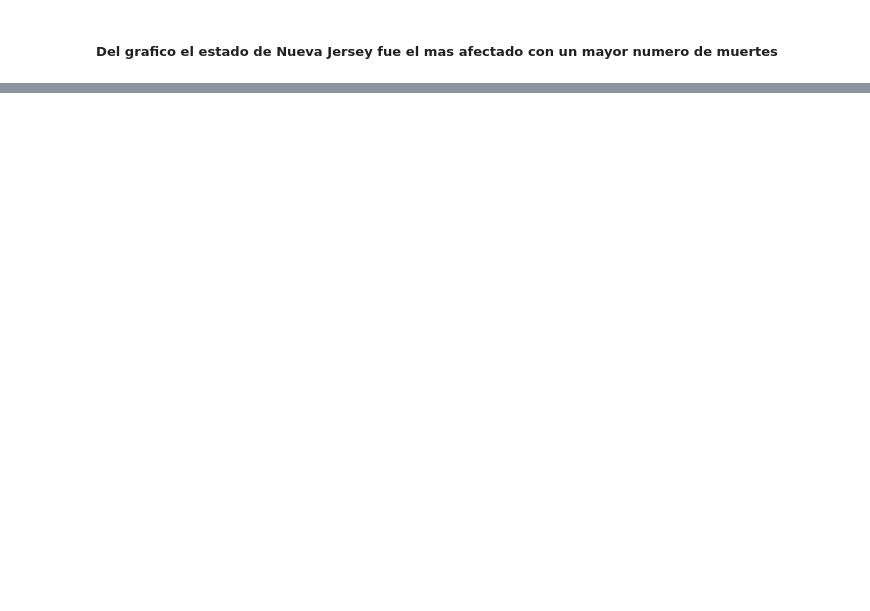
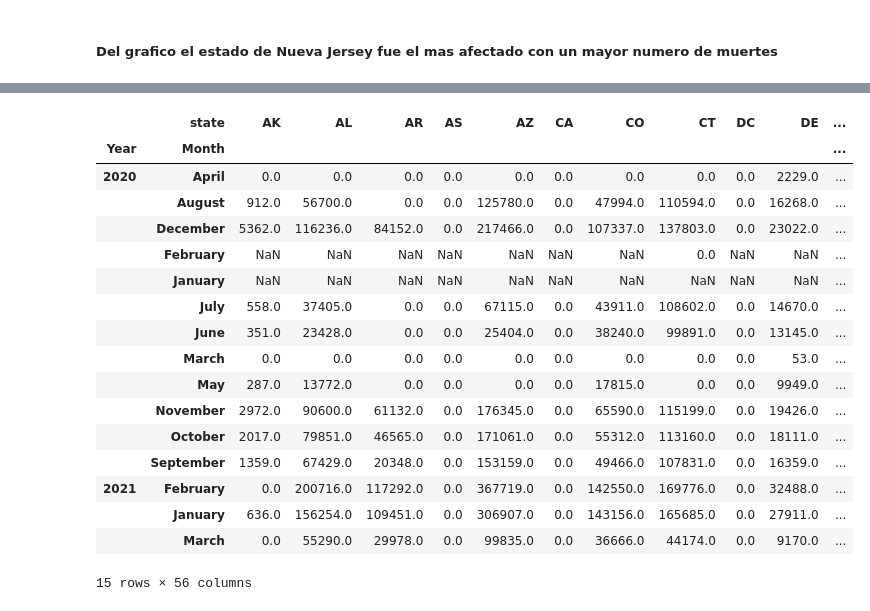
Before and after one commit to Aldoju/AnalisisCasosCovid, a Jupyter notebook: analisisCasos.ipynb, the cells around one changed output, grey strips where cells are left out. Saved outputs shown, nothing was run; the diff lists cells and outputs as text; code cells hidden in the pictures; blank space fills up the shorter version.

```diff
--- a/analisisCasos.ipynb
+++ b/analisisCasos.ipynb
@@ -272,0 +268,23 @@ Text(0.5, 1.0, 'Confirmed death in Alaska 2020')
+# %%
+graf_va=ta_dat[['state','Year','Month','deathConfirmed']].groupby(['state','Year','Month'])['deathConfirmed'].sum()
+graf_va=graf_va.unstack('state')   #unstack para transponer detaframe con pandas
+graf_va
+# %% [output]
+|  | state | AK | AL | AR | AS | AZ | CA | CO | CT | DC | DE | ... |
+| Year | Month |  |  |  |  |  |  |  |  |  |  | ... |
+| 2020 | April | 0.0 | 0.0 | 0.0 | 0.0 | 0.0 | 0.0 | 0.0 | 0.0 | 0.0 | 2229.0 | ... |
+|  | August | 912.0 | 56700.0 | 0.0 | 0.0 | 125780.0 | 0.0 | 47994.0 | 110594.0 | 0.0 | 16268.0 | ... |
+|  | December | 5362.0 | 116236.0 | 84152.0 | 0.0 | 217466.0 | 0.0 | 107337.0 | 137803.0 | 0.0 | 23022.0 | ... |
+|  | February | NaN | NaN | NaN | NaN | NaN | NaN | NaN | 0.0 | NaN | NaN | ... |
+|  | January | NaN | NaN | NaN | NaN | NaN | NaN | NaN | NaN | NaN | NaN | ... |
+|  | July | 558.0 | 37405.0 | 0.0 | 0.0 | 67115.0 | 0.0 | 43911.0 | 108602.0 | 0.0 | 14670.0 | ... |
+|  | June | 351.0 | 23428.0 | 0.0 | 0.0 | 25404.0 | 0.0 | 38240.0 | 99891.0 | 0.0 | 13145.0 | ... |
+|  | March | 0.0 | 0.0 | 0.0 | 0.0 | 0.0 | 0.0 | 0.0 | 0.0 | 0.0 | 53.0 | ... |
+|  | May | 287.0 | 13772.0 | 0.0 | 0.0 | 0.0 | 0.0 | 17815.0 | 0.0 | 0.0 | 9949.0 | ... |
+|  | November | 2972.0 | 90600.0 | 61132.0 | 0.0 | 176345.0 | 0.0 | 65590.0 | 115199.0 | 0.0 | 19426.0 | ... |
+|  | October | 2017.0 | 79851.0 | 46565.0 | 0.0 | 171061.0 | 0.0 | 55312.0 | 113160.0 | 0.0 | 18111.0 | ... |
+|  | September | 1359.0 | 67429.0 | 20348.0 | 0.0 | 153159.0 | 0.0 | 49466.0 | 107831.0 | 0.0 | 16359.0 | ... |
+| 2021 | February | 0.0 | 200716.0 | 117292.0 | 0.0 | 367719.0 | 0.0 | 142550.0 | 169776.0 | 0.0 | 32488.0 | ... |
+|  | January | 636.0 | 156254.0 | 109451.0 | 0.0 | 306907.0 | 0.0 | 143156.0 | 165685.0 | 0.0 | 27911.0 | ... |
+|  | March | 0.0 | 55290.0 | 29978.0 | 0.0 | 99835.0 | 0.0 | 36666.0 | 44174.0 | 0.0 | 9170.0 | ... |
+15 rows × 56 columns
```
Also changed, not shown: parts of 13 cells of this notebook.
